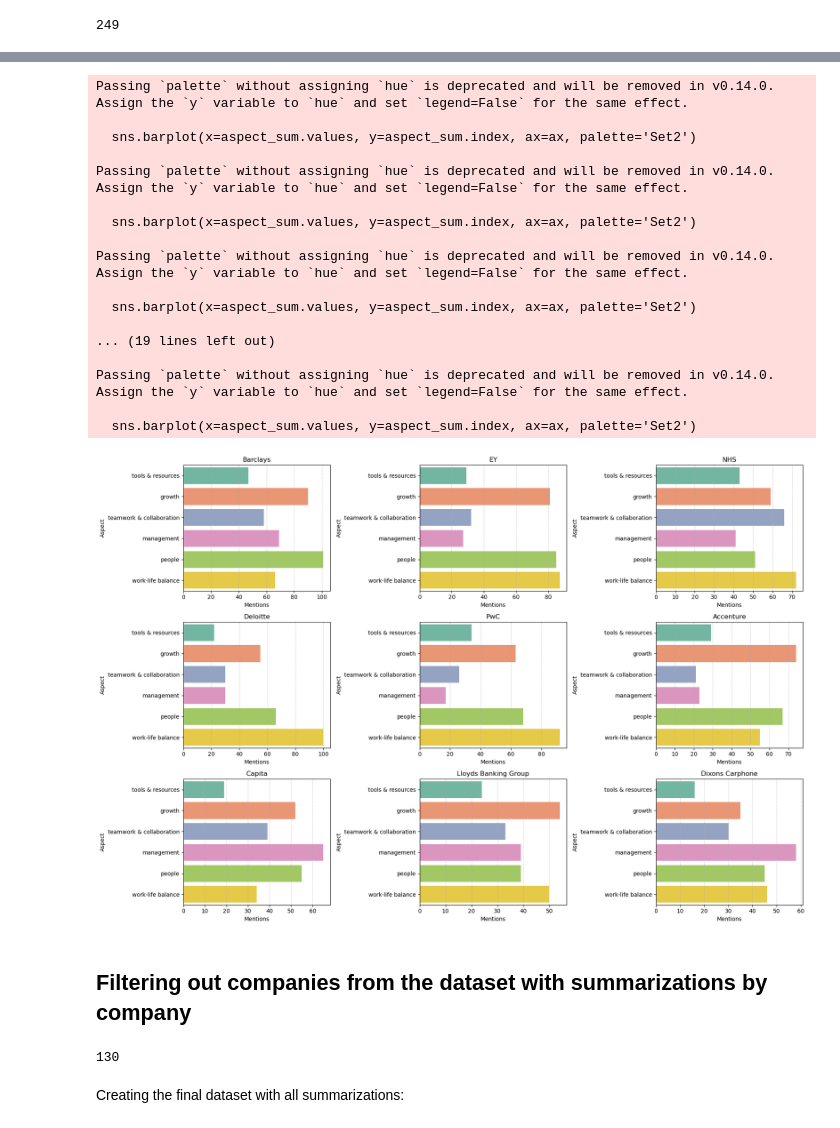
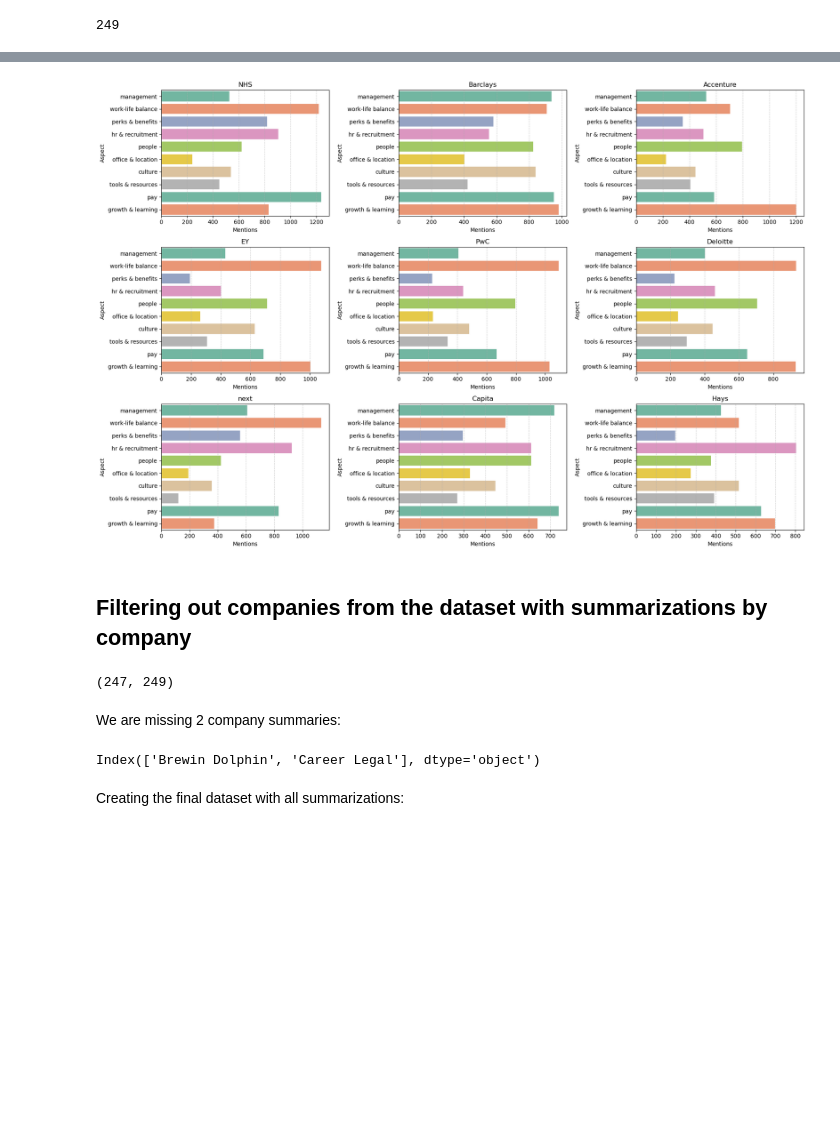
Before and after one commit to javirubio4/glassdoor_reviews, a Jupyter notebook: eda_company_aspects.ipynb, the cells around one changed output, grey strips where cells are left out. Saved outputs shown, nothing was run; the diff lists cells and outputs as text; code cells hidden in the pictures; blank space fills up the shorter version.

Commit message:
code cleaning done (we are missing 2 company summaries??)

```diff
--- a/eda_company_aspects.ipynb
+++ b/eda_company_aspects.ipynb
@@ -444,18 +315,15 @@ avg_aspect_scores
 | 10 | performance feedback | 2.280886 |
 | 13 | stress & pressure | 2.121691 |
 # %%
-# 4) Filter long-form data to only those firms & those 13 aspects
-filtered = df[df["firm"].isin(kept_firms) & df["aspect"].isin(all_aspects)]
+#pivot into two matrices: one for ratings, one for mention counts
+ratings_pivot = df_kept.pivot(index="firm", columns="aspect", values="avg_star_rating")
+counts_pivot  = df_kept.pivot(index="firm", columns="aspect", values="n_mentions")
 
-# 5) Pivot into two matrices: one for ratings, one for mention counts
-ratings_pivot = filtered.pivot(index="firm", columns="aspect", values="avg_star_rating")
-counts_pivot  = filtered.pivot(index="firm", columns="aspect", values="n_mentions")
-
-# 6) Box-plot of rating distributions
+#box-plot of rating distributions
 plt.figure()
 plt.boxplot(
     [ratings_pivot[asp].dropna() for asp in all_aspects],
-    labels=all_aspects
+    tick_labels=all_aspects
 )
 plt.xticks(rotation=90)
 plt.xlabel("Aspect")
@@ -464,11 +332,11 @@ plt.title("Distribution of Aspect Ratings Across the 195 Firms")
 plt.tight_layout()
 plt.show()
 
-# 7) Box-plot of mention-count distributions
+#box-plot of mention-count distributions
 plt.figure()
 plt.boxplot(
     [counts_pivot[asp].dropna() for asp in all_aspects],
-    labels=all_aspects
+    tick_labels=all_aspects
 )
 plt.xticks(rotation=90)
 plt.xlabel("Aspect")
@@ -575,10 +465,7 @@ We are selecting the 13 most common aspects, filtering out the firms that are mi
 # %%
-# pivot out the 195×13 rating matrix (no imputation yet)
+# pivot out the matrix (no imputation yet)
 base_mat = (
-    df[
-        df["firm"].isin(kept_firms) &
-        df["aspect"].isin(all_aspects)
-    ]
+    df_kept
     .pivot(index="firm", columns="aspect", values="avg_star_rating")
 )
 base_mat = base_mat.reindex(index=kept_firms, columns=all_aspects)
@@ -736,57 +605,39 @@ Passing `palette` without assigning `hue` is deprecated and will be removed in v
 # %%
 top_firms = (
-    df[df['aspect'].isin(shared_aspects)]
+    filtered_matrix_df
     .groupby('firm')['n_mentions']
     .sum()
     .sort_values(ascending=False)
     .head(9)
     .index
 )
 
-filtered_df = df[
-    (df['firm'].isin(top_firms)) &
-    (df['aspect'].isin(shared_aspects))
-]
+topfirm_df = filtered_matrix_df[filtered_matrix_df['firm'].isin(top_firms)]
 
 fig, axes = plt.subplots(nrows=3, ncols=3, figsize=(18, 12))
 axes = axes.flatten()
 
 for i, firm in enumerate(top_firms):
     ax = axes[i]
-    firm_data = filtered_df[filtered_df['firm'] == firm]
+    firm_data = topfirm_df[topfirm_df['firm'] == firm]
     aspect_sum = firm_data.groupby('aspect')['n_mentions'].sum().reindex(shared_aspects)
 
-    sns.barplot(x=aspect_sum.values, y=aspect_sum.index, ax=ax, palette='Set2')
+    bar_df = aspect_sum.reset_index()
+    bar_df.columns = ['aspect', 'n_mentions']
+    sns.barplot(data=bar_df, x='n_mentions', y='aspect', ax=ax, hue='aspect', palette='Set2', legend=False)
     ax.set_title(f"{firm}")
     ax.set_xlabel("Mentions")
     ax.set_ylabel("Aspect")
     ax.grid(axis='x', linestyle='--', alpha=0.6)
 
 # Remove empty subplots (if any)
 for j in range(i + 1, len(axes)):
     fig.delaxes(axes[j])
 
 plt.tight_layout()
 plt.show()
 # %% [output]
-Passing `palette` without assigning `hue` is deprecated and will be removed in v0.14.0. Assign the `y` variable to `hue` and set `legend=False` for the same effect.
-
-  sns.barplot(x=aspect_sum.values, y=aspect_sum.index, ax=ax, palette='Set2')
-
-Passing `palette` without assigning `hue` is deprecated and will be removed in v0.14.0. Assign the `y` variable to `hue` and set `legend=False` for the same effect.
-
-  sns.barplot(x=aspect_sum.values, y=aspect_sum.index, ax=ax, palette='Set2')
-
-Passing `palette` without assigning `hue` is deprecated and will be removed in v0.14.0. Assign the `y` variable to `hue` and set `legend=False` for the same effect.
-
-  sns.barplot(x=aspect_sum.values, y=aspect_sum.index, ax=ax, palette='Set2')
-
-... (19 lines left out)
-
-Passing `palette` without assigning `hue` is deprecated and will be removed in v0.14.0. Assign the `y` variable to `hue` and set `legend=False` for the same effect.
-
-  sns.barplot(x=aspect_sum.values, y=aspect_sum.index, ax=ax, palette='Set2')
-[figure, old version]
+[figure, new version]
 # %% [markdown]
 ## Filtering out companies from the dataset with summarizations by company
 # %%
@@ -794,8 +645,15 @@ df_to_filter = pd.read_csv('company_merged_summaries.csv')
 # %%
-df_filtered = df_to_filter[df_to_filter['firm'].isin(qualifying_companies)]
-len(df_filtered)
+df_summary_filtered = df_summary[df_summary['firm'].isin(kept_firms_after_filtering)]
+len(df_summary_filtered), len(kept_firms_after_filtering)
 # %% [output]
-130
+(247, 249)
+# %% [markdown]
+We are missing 2 company summaries:
+# %%
+missing_in_summary = kept_firms_after_filtering.difference(df_summary['firm'])
+print(missing_in_summary)
+# %% [output]
+Index(['Brewin Dolphin', 'Career Legal'], dtype='object')
 # %% [markdown]
 Creating the final dataset with all summarizations:
 # %%
```
Also changed, not shown: parts of 42 cells of this notebook, 4 other files.
